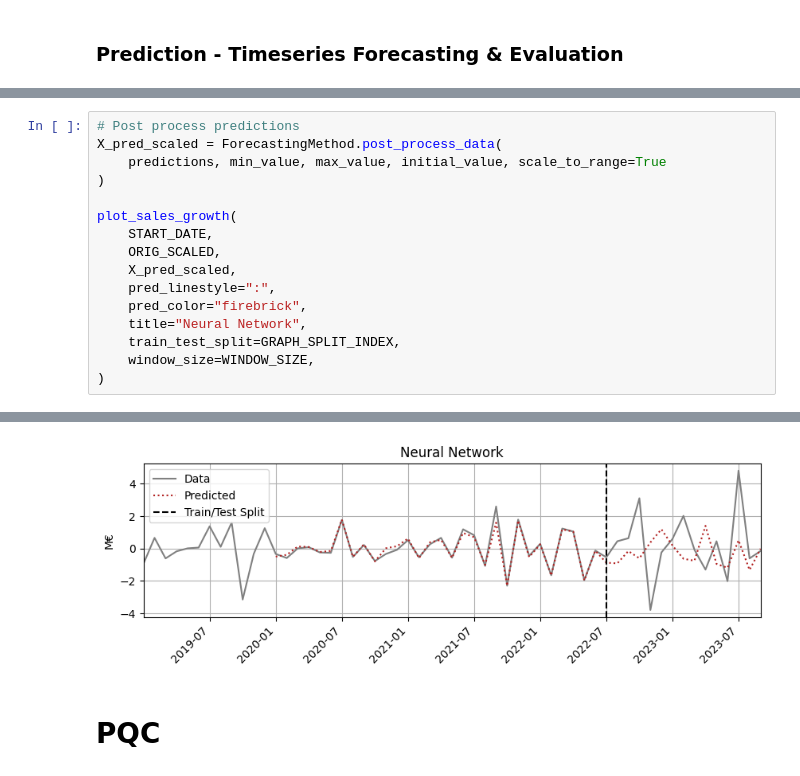
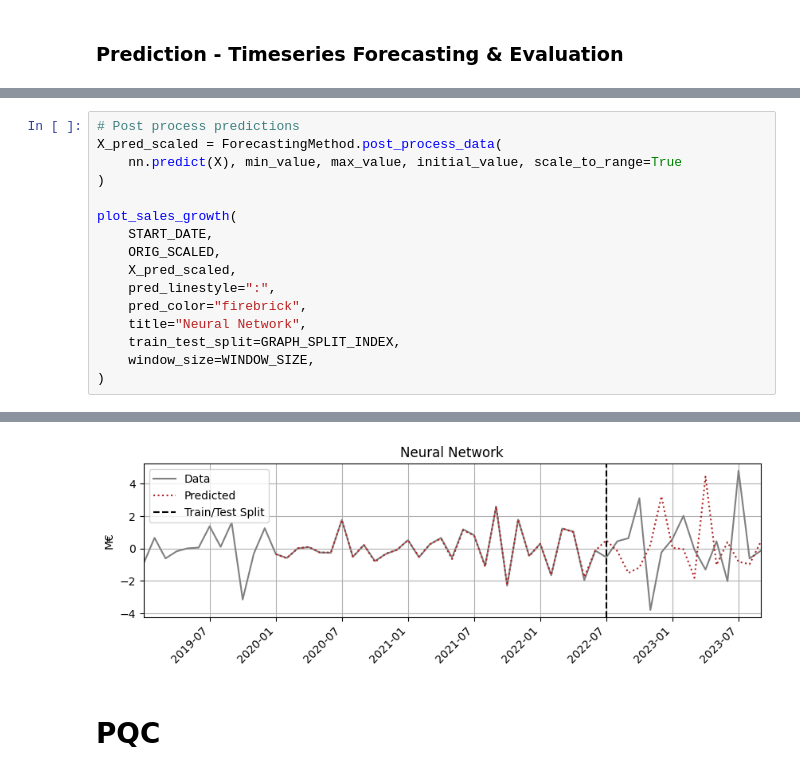
Before and after one commit to ElioDiNino/CPEN400Q-Project, a Jupyter notebook: src/demo.ipynb, the cells around one changed output, grey strips where cells are left out. Drawn from its saved outputs; the diff is of its cells as text.

```diff
--- a/src/demo.ipynb
+++ b/src/demo.ipynb
@@ -199,7 +195,7 @@ Testing Loss (MSE): 0.036590178123538465
 # %%
 # Post process predictions
 X_pred_scaled = ForecastingMethod.post_process_data(
-    predictions, min_value, max_value, initial_value, scale_to_range=True
+    nn.predict(X), min_value, max_value, initial_value, scale_to_range=True
 )
 
 plot_sales_growth(
@@ -216,4 +213,4 @@ plot_sales_growth(
-[figure, old version]
+[figure, new version]
 # %% [markdown]
 # PQC
 # %% [markdown]
```
Also changed, not shown: parts of 6 cells of this notebook, 4 other files.
